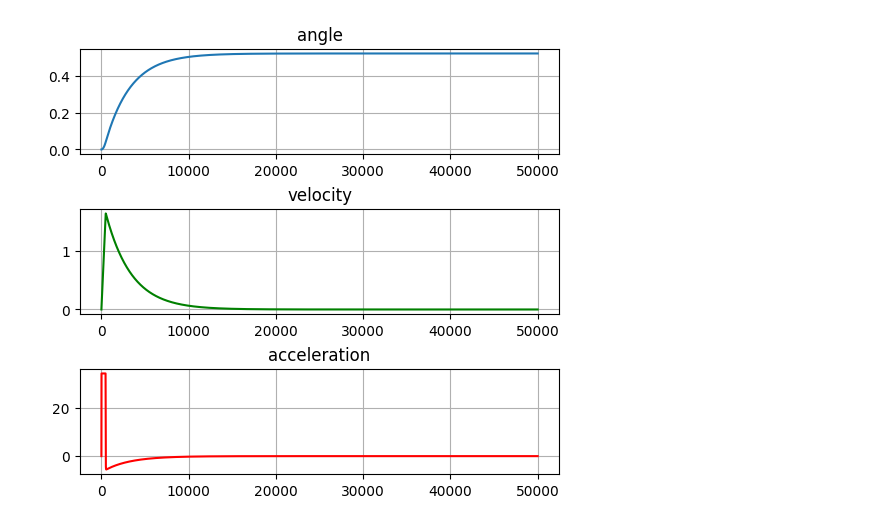
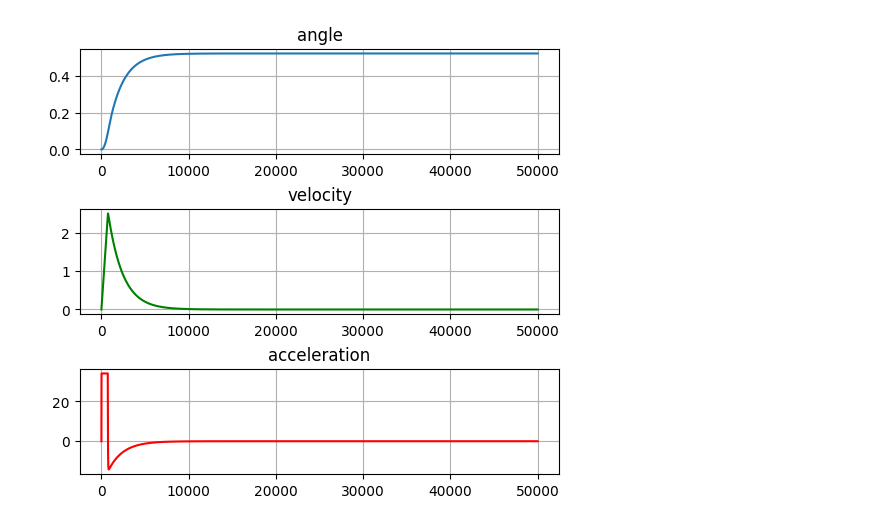
Before and after one commit to anton1evdokimov/flight_simulation, a Jupyter notebook: notebook_angular_PID.ipynb, the cells around one changed output. Saved outputs shown, nothing was run; the diff lists cells and outputs as text; code cells hidden in the pictures.

```diff
--- a/notebook_angular_PID.ipynb
+++ b/notebook_angular_PID.ipynb
@@ -203,9 +203,9 @@ class Simulator():
 '''
  Объявим параметры для моделирования
 '''
-k_p = 310  # коэффициент Пропорционального регулирования
+k_p = 300  # коэффициент Пропорционального регулирования
 k_i = 0  # коэффициент Интегрального регулирования
-k_d = 90  # коэффициент Дифференциального регулирования
+k_d = 50  # коэффициент Дифференциального регулирования
 
 k_p_v = 290  # коэффициент Пропорционального регулирования для контура по скорости
 k_i_v = 0  # коэффициент Интегрального регулирования для контура по скорости
@@ -223,31 +223,31 @@ Iy = 7.16914e-05
 l = 0.17
 # Ограничение на угловую скорость поворота по углу тангажа, рад/сек
 velocityControlLimit = 10000
 accelerationControlLimit = 1000
 omegaVelocityСontrolLimit = 10000
 
 '''
 Создадим объект контроллера и объект для нашей математической модели
 '''
 controller = ControlSystem(
     k_p, k_i, k_d, k_p_v, k_i_v, k_d_v,  velocityControlLimit, accelerationControlLimit)
 
 uavSimpleDynamic = VehicleSimpleDynamic(
     k_b, l, Iy, 0, 0, 0, omegaVelocityСontrolLimit)
 
 '''
 Установим целевой угол тангажа для нашей системы
 '''
 desiredAngle = pi/6  # 30 degrees
 desiredVelocity = 1
 controller.setDesiredAngle(desiredAngle)
 controller.setDesiredVelocity(desiredVelocity)
 
 """
 Создадим объект симулятора и передадим в него контроллер и математическую модель
 """
 sim = Simulator(Tend, dt, controller, uavSimpleDynamic)
 sim.runSimulation()  # запуск симулятора
 sim.showPlots()  # построение графиков
 # %% [output]
-[figure, old version]
+[figure, new version]
```
